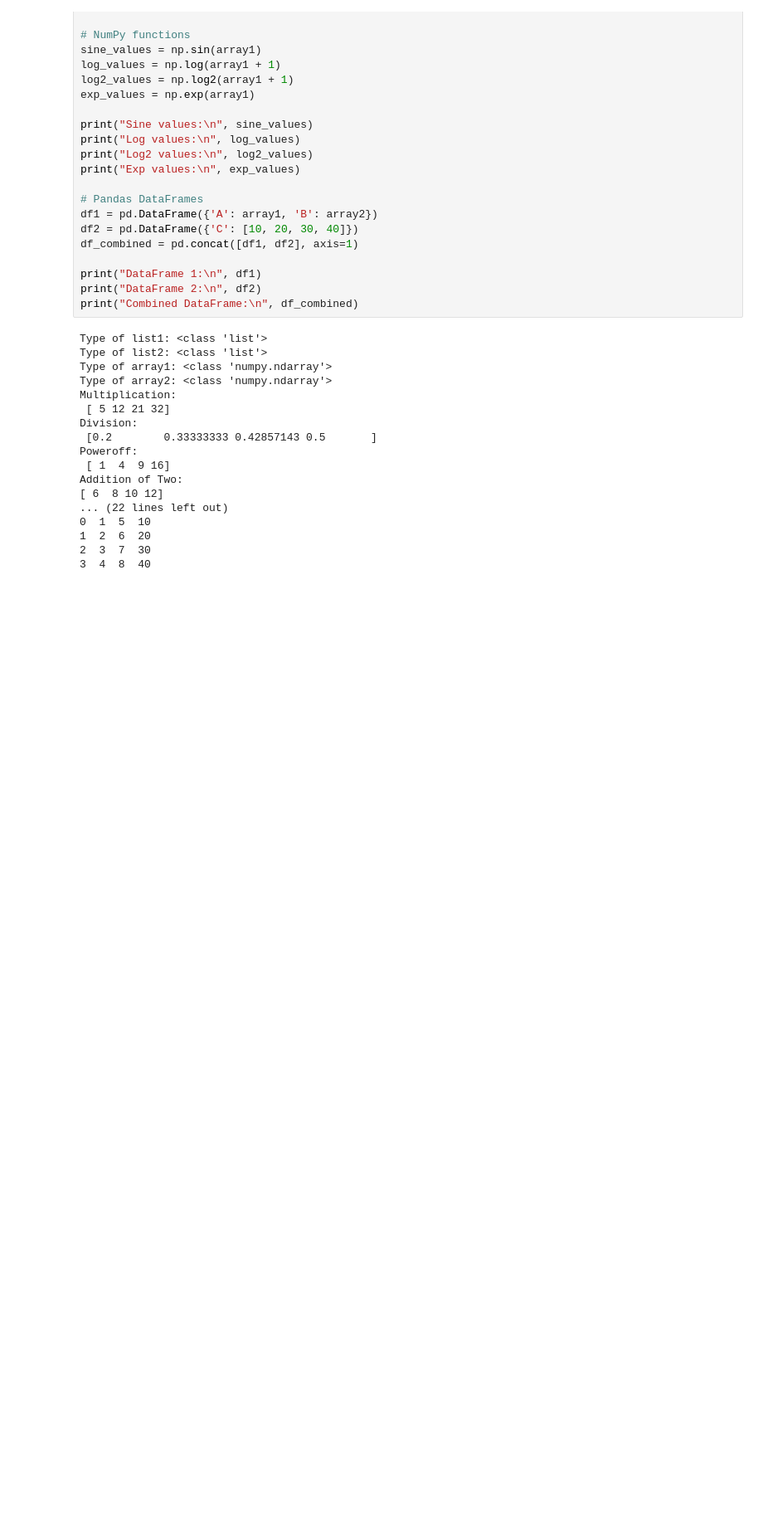
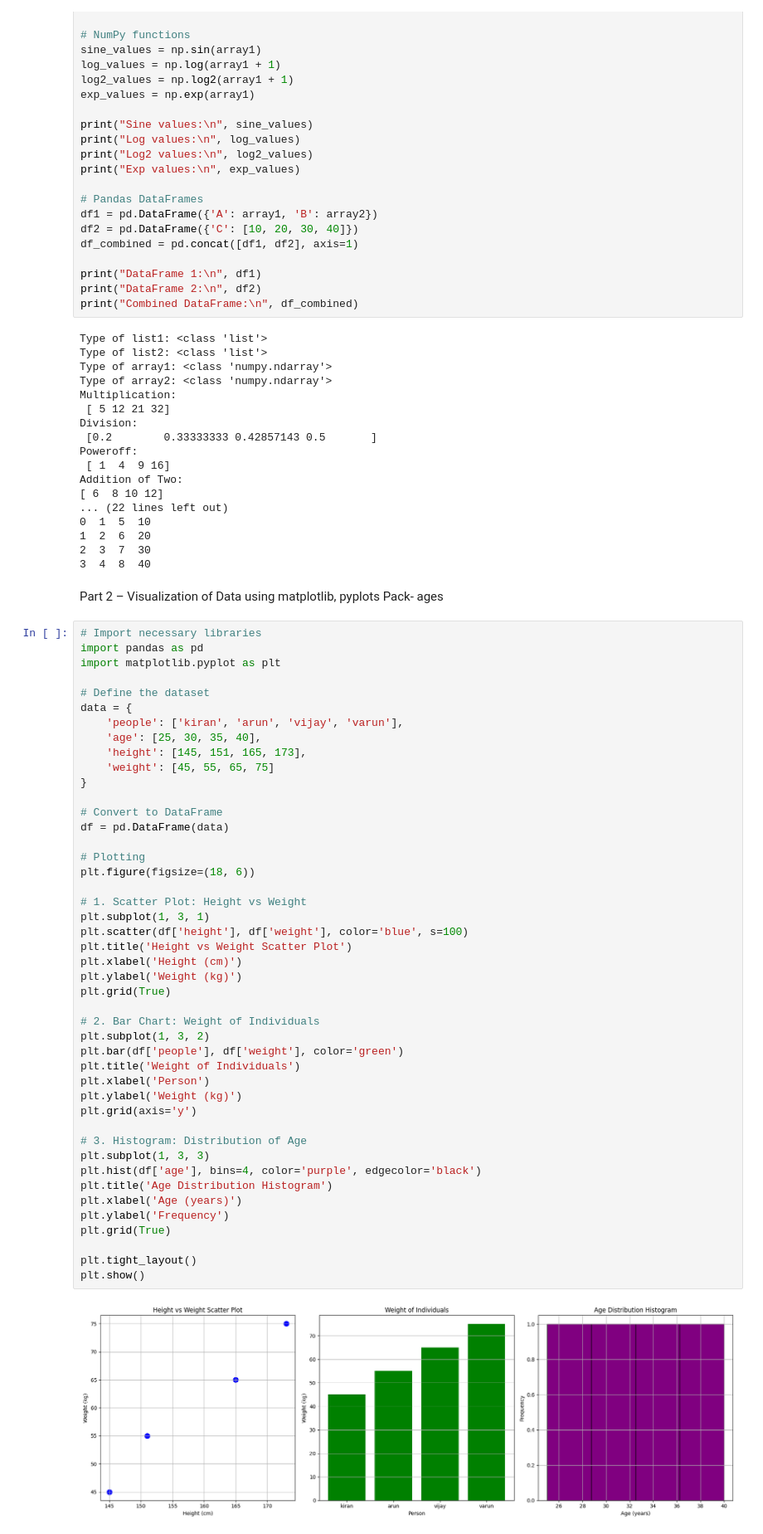
Before and after one commit to 2303A51132/AIML-2025BT17-18, a Jupyter notebook: Untitled0.ipynb, the cells around one changed output. Shown at 83% size. Cells and saved outputs as stored; diff of their text form; blank space fills up the shorter version.

```diff
--- a/Untitled0.ipynb
+++ b/Untitled0.ipynb
@@ -68,3 +68,53 @@ Addition of Two:
 1  2  6  20
 2  3  7  30
 3  4  8  40
+# %% [markdown]
+Part 2 – Visualization of Data using matplotlib, pyplots Pack-
+ages
+# %%
+# Import necessary libraries
+import pandas as pd
+import matplotlib.pyplot as plt
+
+# Define the dataset
+data = {
+    'people': ['kiran', 'arun', 'vijay', 'varun'],
+    'age': [25, 30, 35, 40],
+    'height': [145, 151, 165, 173],
+    'weight': [45, 55, 65, 75]
+}
+
+# Convert to DataFrame
+df = pd.DataFrame(data)
+
+# Plotting
+plt.figure(figsize=(18, 6))
+
+# 1. Scatter Plot: Height vs Weight
+plt.subplot(1, 3, 1)
+plt.scatter(df['height'], df['weight'], color='blue', s=100)
+plt.title('Height vs Weight Scatter Plot')
+plt.xlabel('Height (cm)')
+plt.ylabel('Weight (kg)')
+plt.grid(True)
+
+# 2. Bar Chart: Weight of Individuals
+plt.subplot(1, 3, 2)
+plt.bar(df['people'], df['weight'], color='green')
+plt.title('Weight of Individuals')
+plt.xlabel('Person')
+plt.ylabel('Weight (kg)')
+plt.grid(axis='y')
+
+# 3. Histogram: Distribution of Age
+plt.subplot(1, 3, 3)
+plt.hist(df['age'], bins=4, color='purple', edgecolor='black')
+plt.title('Age Distribution Histogram')
+plt.xlabel('Age (years)')
+plt.ylabel('Frequency')
+plt.grid(True)
+
+plt.tight_layout()
+plt.show()
+# %% [output]
+[figure, added]
```
